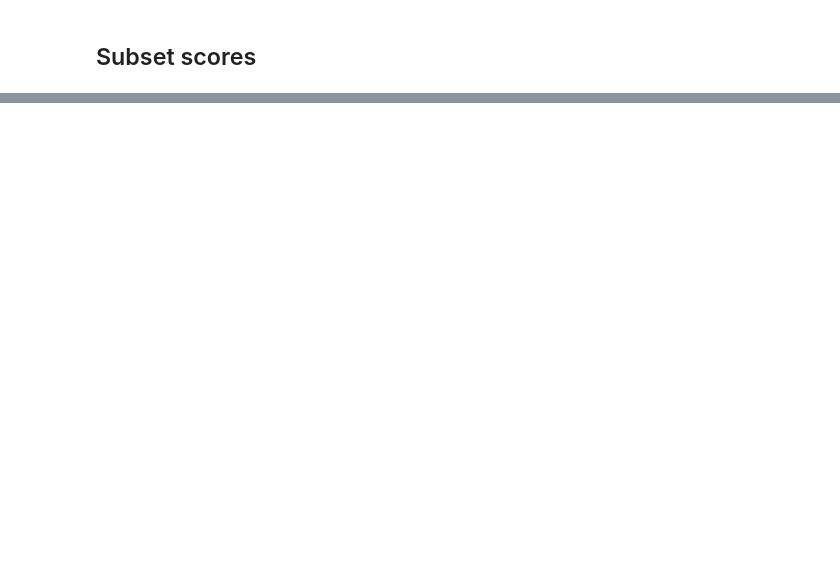
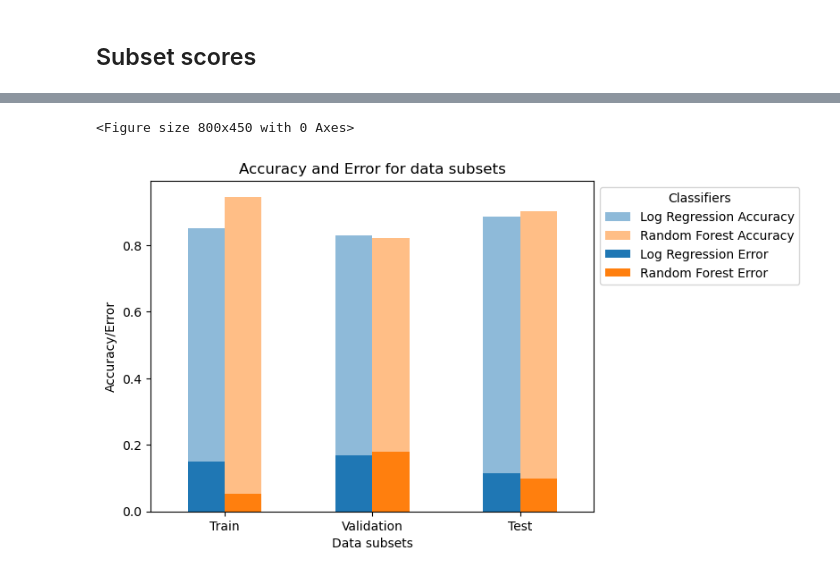
Before and after one commit to arthekilla/ML2023, a Jupyter notebook: ML_Project.ipynb, the cells around one changed output, grey strips where cells are left out. Saved outputs shown, nothing was run; the diff lists cells and outputs as text; code cells hidden in the pictures; blank space fills up the shorter version.

```diff
--- a/ML_Project.ipynb
+++ b/ML_Project.ipynb
@@ -174,12 +333,15 @@ df
 # %%
 plt.figure(figsize=(8,4.5))
-df[0:3].plot(kind='bar',rot=0,alpha=.6)
+df[0:3].plot(kind='bar',rot=0,alpha=.5)
 df[3:6].plot(kind='bar',rot=0,ax=plt.gca(), alpha=1)
 plt.legend(title='Classifiers', loc='upper left', bbox_to_anchor=(1, 1),
            labels=['Log Regression Accuracy','Random Forest Accuracy',
                    'Log Regression Error   ','Random Forest Error'])
 plt.xlabel('Data subsets')
-plt.xticks([0,1,2],['Training','Validation','Training'])
+plt.xticks([0,1,2],['Train','Validation','Test'])
 plt.ylabel('Accuracy/Error')
 plt.title('Accuracy and Error for data subsets')
 plt.show()
+# %% [output]
+<Figure size 800x450 with 0 Axes>
+[figure, added]
```
Also changed, not shown: parts of 15 cells of this notebook, 1 other file.
